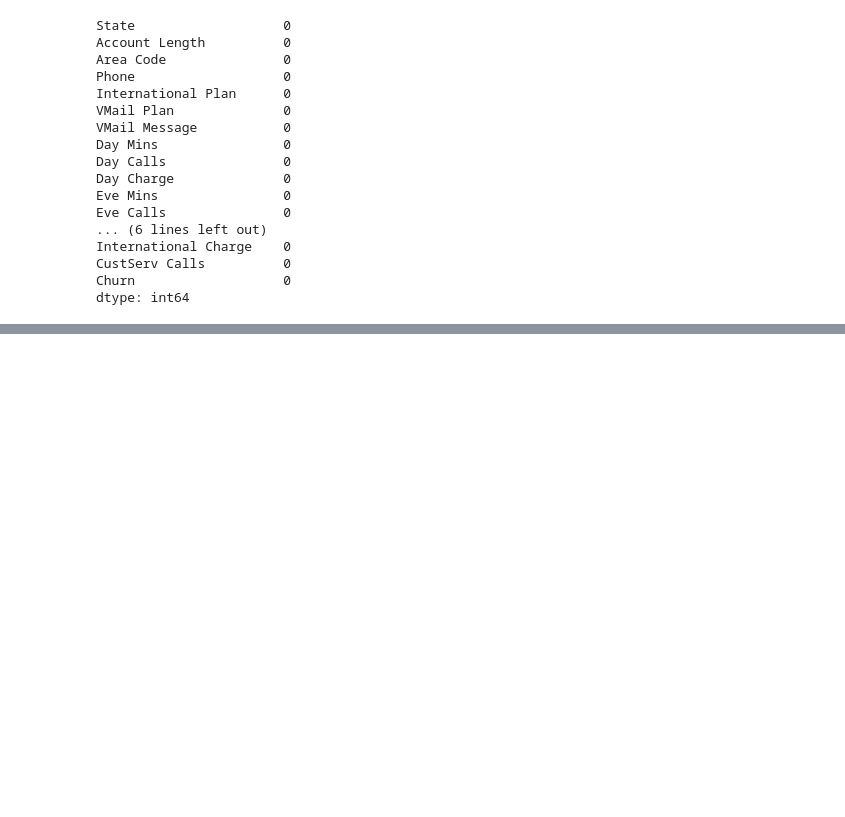
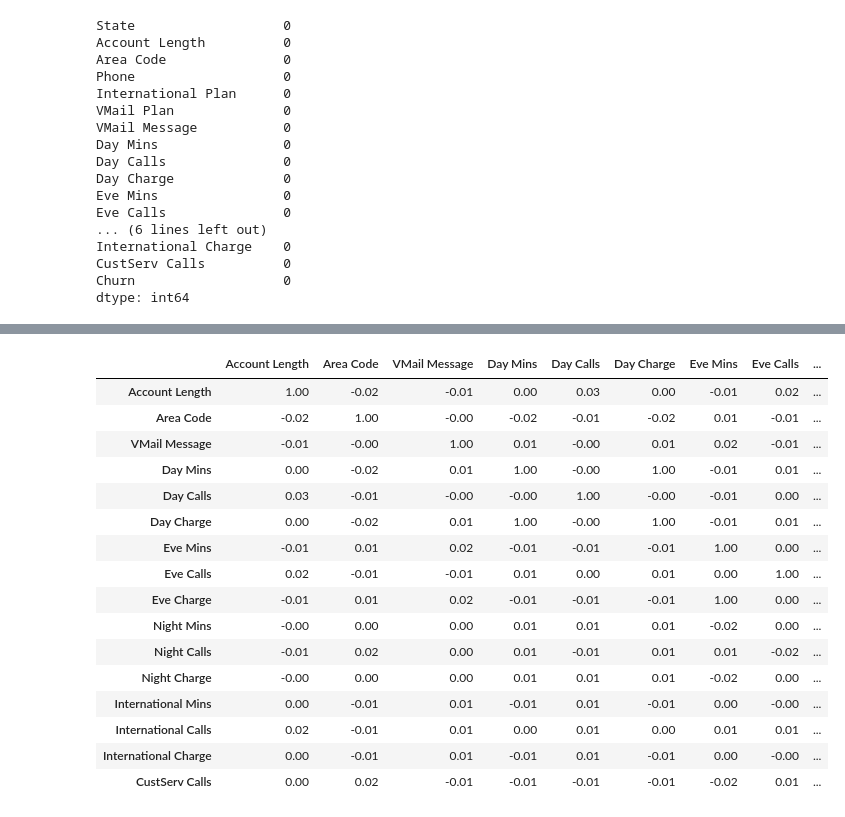
Before and after one commit to isahaq777/My_Projects, a Jupyter notebook: Data_Science_Projects/Telecom/No_Chrun_Telecom.ipynb, the cells around one changed output, grey strips where cells are left out. Saved outputs shown, nothing was run; the diff lists cells and outputs as text; code cells hidden in the pictures; blank space fills up the shorter version.

```diff
--- a/Data_Science_Projects/Telecom/No_Chrun_Telecom.ipynb
+++ b/Data_Science_Projects/Telecom/No_Chrun_Telecom.ipynb
@@ -198,3 +198,5 @@ Churn                   0
 dtype: int64
 # %%
 data=df.copy()
+# %%
+pd.set_option('display.float_format', lambda x: '%.2f' %x)
@@ -200,0 +293,20 @@ data=df.copy()
+# %%
+data.corr(numeric_only=True)
+# %% [output]
+|  | Account Length | Area Code | VMail Message | Day Mins | Day Calls | Day Charge | Eve Mins | Eve Calls | ... |
+| Account Length | 1.00 | -0.02 | -0.01 | 0.00 | 0.03 | 0.00 | -0.01 | 0.02 | ... |
+| Area Code | -0.02 | 1.00 | -0.00 | -0.02 | -0.01 | -0.02 | 0.01 | -0.01 | ... |
+| VMail Message | -0.01 | -0.00 | 1.00 | 0.01 | -0.00 | 0.01 | 0.02 | -0.01 | ... |
+| Day Mins | 0.00 | -0.02 | 0.01 | 1.00 | -0.00 | 1.00 | -0.01 | 0.01 | ... |
+| Day Calls | 0.03 | -0.01 | -0.00 | -0.00 | 1.00 | -0.00 | -0.01 | 0.00 | ... |
+| Day Charge | 0.00 | -0.02 | 0.01 | 1.00 | -0.00 | 1.00 | -0.01 | 0.01 | ... |
+| Eve Mins | -0.01 | 0.01 | 0.02 | -0.01 | -0.01 | -0.01 | 1.00 | 0.00 | ... |
+| Eve Calls | 0.02 | -0.01 | -0.01 | 0.01 | 0.00 | 0.01 | 0.00 | 1.00 | ... |
+| Eve Charge | -0.01 | 0.01 | 0.02 | -0.01 | -0.01 | -0.01 | 1.00 | 0.00 | ... |
+| Night Mins | -0.00 | 0.00 | 0.00 | 0.01 | 0.01 | 0.01 | -0.02 | 0.00 | ... |
+| Night Calls | -0.01 | 0.02 | 0.00 | 0.01 | -0.01 | 0.01 | 0.01 | -0.02 | ... |
+| Night Charge | -0.00 | 0.00 | 0.00 | 0.01 | 0.01 | 0.01 | -0.02 | 0.00 | ... |
+| International Mins | 0.00 | -0.01 | 0.01 | -0.01 | 0.01 | -0.01 | 0.00 | -0.00 | ... |
+| International Calls | 0.02 | -0.01 | 0.01 | 0.00 | 0.01 | 0.00 | 0.01 | 0.01 | ... |
+| International Charge | 0.00 | -0.01 | 0.01 | -0.01 | 0.01 | -0.01 | 0.00 | -0.00 | ... |
+| CustServ Calls | 0.00 | 0.02 | -0.01 | -0.01 | -0.01 | -0.01 | -0.02 | 0.01 | ... |
```
Also changed, not shown: parts of 17 cells of this notebook.
